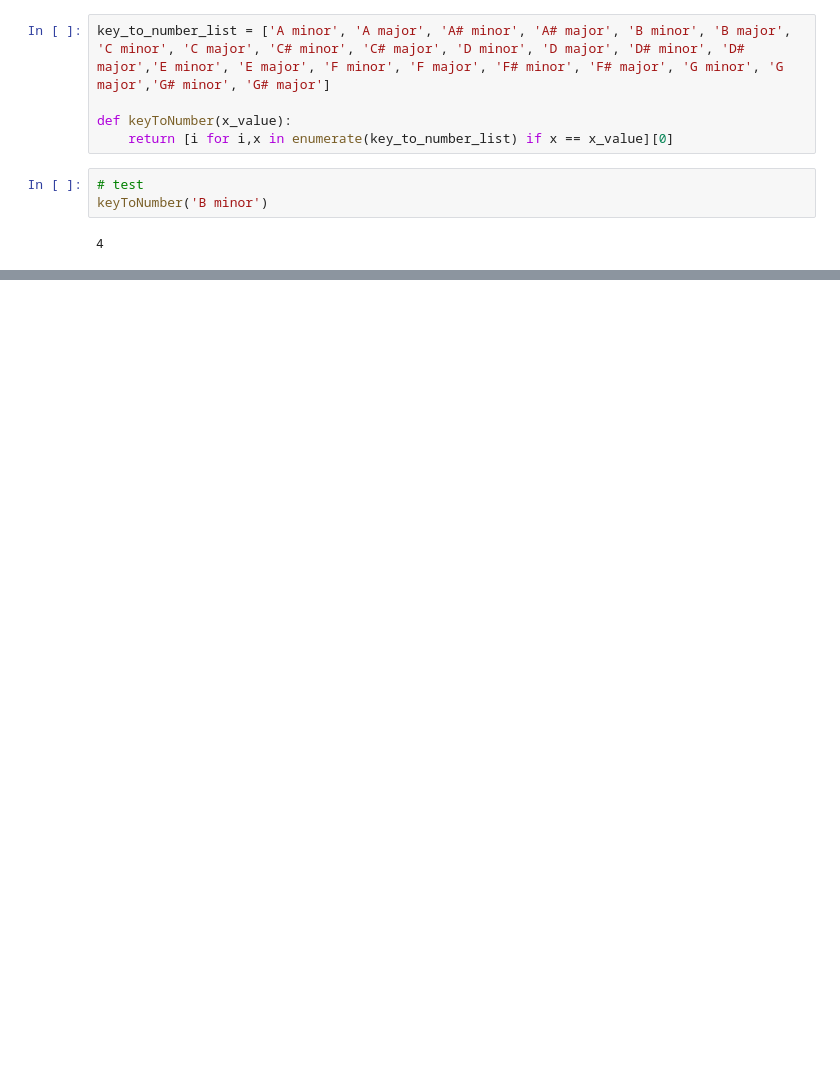
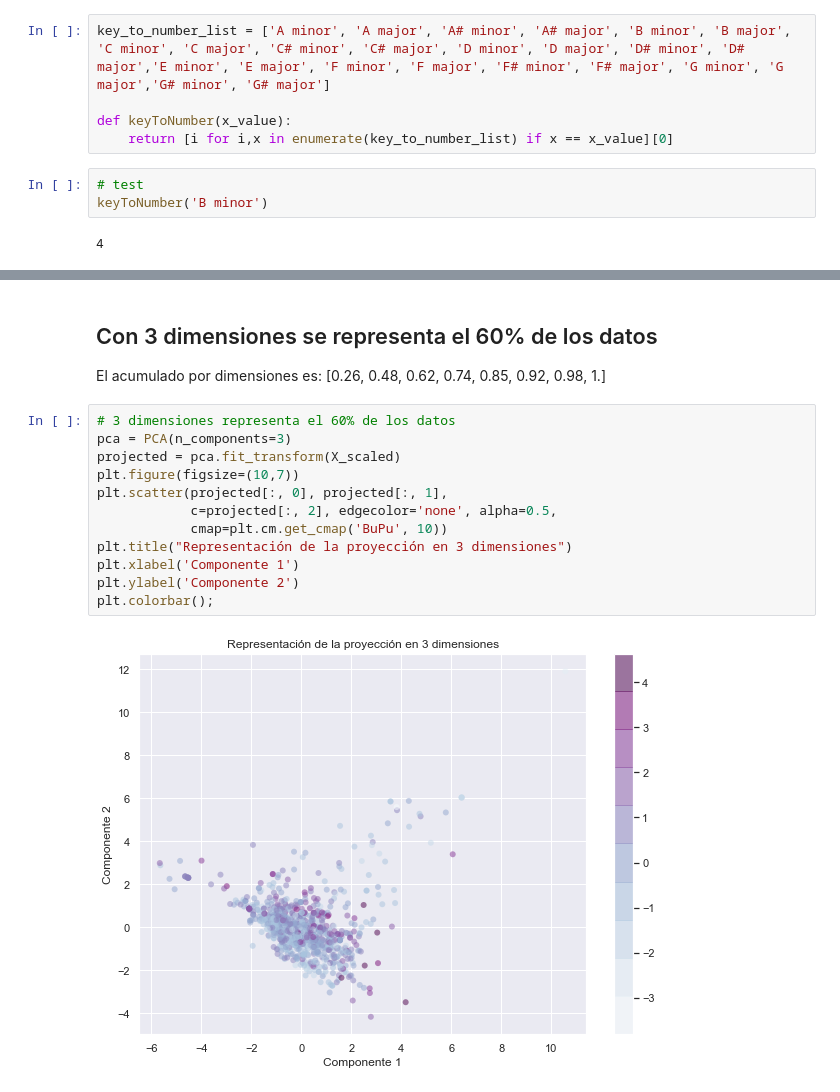
Before and after one commit to hordiales/redpanal-db-analysis, a Jupyter notebook: 3 - Reducción de la dimensionalidad SVD y PCA.ipynb, the cells around one changed output, grey strips where cells are left out. Cells and saved outputs as stored; diff of their text form; blank space fills up the shorter version.

```diff
--- a/3 - Reducción de la dimensionalidad SVD y PCA.ipynb
+++ b/3 - Reducción de la dimensionalidad SVD y PCA.ipynb
@@ -181,0 +196,19 @@ array([ 0.08071659, -0.62663587,  0.14574249,  0.04287633,  0.40996551,
+# %% [markdown]
+## Con 3 dimensiones se representa el 60% de los datos
+
+El acumulado por dimensiones es:
+    [0.26, 0.48, 0.62, 0.74, 0.85, 0.92, 0.98, 1.]
+# %%
+# 3 dimensiones representa el 60% de los datos
+pca = PCA(n_components=3)
+projected = pca.fit_transform(X_scaled)
+plt.figure(figsize=(10,7))
+plt.scatter(projected[:, 0], projected[:, 1],
+            c=projected[:, 2], edgecolor='none', alpha=0.5,
+            cmap=plt.cm.get_cmap('BuPu', 10))
+plt.title("Representación de la proyección en 3 dimensiones")
+plt.xlabel('Componente 1')
+plt.ylabel('Componente 2')
+plt.colorbar();
+# %% [output]
+[figure, added]
```
Also changed, not shown: parts of 40 cells of this notebook, 3 other files.
